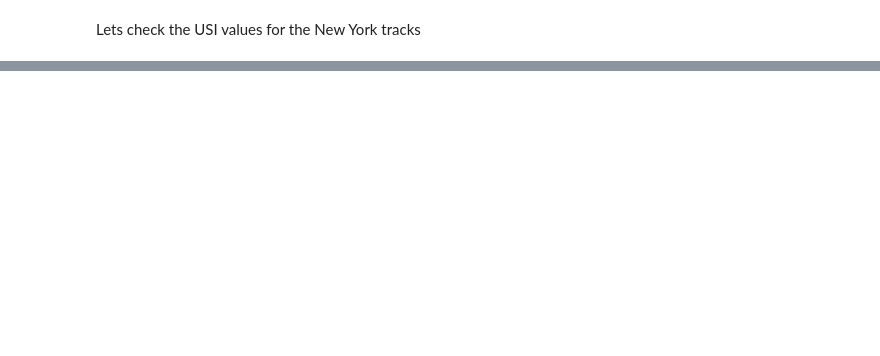
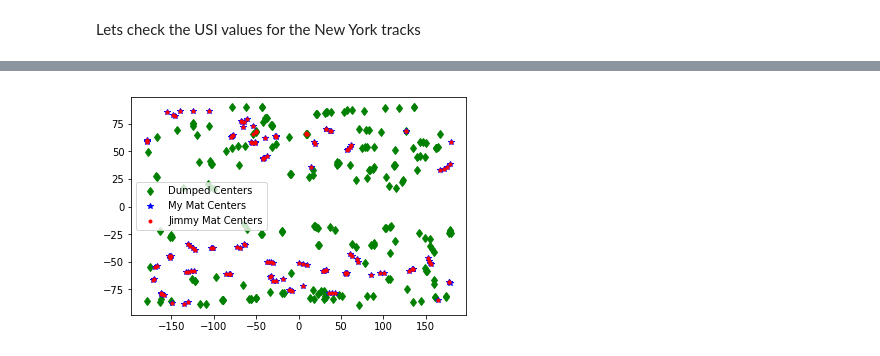
Before and after one commit to NOAA-GFDL/MDTF-diagnostics, a Jupyter notebook: diagnostics/etc_composites/remove/test_matlab_output_files.ipynb, the cells around one changed output, grey strips where cells are left out. Saved outputs shown, nothing was run; the diff lists cells and outputs as text; code cells hidden in the pictures; blank space fills up the shorter version.

```diff
--- a/diagnostics/etc_composites/remove/test_matlab_output_files.ipynb
+++ b/diagnostics/etc_composites/remove/test_matlab_output_files.ipynb
@@ -207,0 +258,27 @@ hh = np.array(df.hh[usi_ind], dtype=int)
+# %%
+j_file = '/localdrive/drive10/jj/mdtf/data/era5_1950_cyc.mat'
+j_cyc = sio.loadmat(j_file)['cyc']
+
+m_file = '/localdrive/drive10/jj/mdtf/wkdir/MDTF_ERA5.ALL.DEG15.001_1950_1950/etc_composites/tmp/RUNDIR/tmprun/read_tmprun/tmprun_1950.mat'
+m_cyc = sio.loadmat(m_file)['cyc']
+# %%
+j_data = extract_data(j_cyc, jimmy=True)
+m_data = extract_data(m_cyc, jimmy=False)
+# %%
+j_df = pd.DataFrame.from_dict(j_data)
+j_df.columns = ['lat', 'lon', 'slp', 'yy', 'mm', 'dd']
+j_df['lon'][j_df.lon > 180] = j_df.lon[j_df.lon > 180] - 360
+
+raw_df = all_df.copy()
+raw_df['lon'][raw_df.lon > 180] = raw_df.lon[raw_df.lon > 180] - 360
+raw_df['slp'] = raw_df.slp/1000
+raw_df.pop('usi')
+# raw_df.pop('type')
+# type=0 dumped, type=1 selected centers
+
+m_df = pd.DataFrame.from_dict(m_data)
+m_df.columns = ['lat', 'lon', 'slp', 'yy', 'mm', 'dd', 'hh']
+m_df['slp'] = m_df.slp/1000
+m_df['lon'][m_df.lon > 180] = m_df.lon[m_df.lon > 180] - 360
+m_df.pop('hh')
+print(raw_df.head())
@@ -207,0 +304,13 @@ hh = np.array(df.hh[usi_ind], dtype=int)
+# %%
+date = dt.datetime(1950, 1, 2)
+j_ind = (j_df.yy == date.year) & (j_df.mm == date.month) & (j_df.dd == date.day)
+m_ind = (m_df.yy == date.year) & (m_df.mm == date.month) & (m_df.dd == date.day)
+raw_ind = (raw_df.yy == date.year) & (raw_df.mm == date.month) & (raw_df.dd == date.day) & (raw_df.type == 0)
+# %%
+plt.plot(raw_df.lon[raw_ind], raw_df.lat[raw_ind], 'gd', label='Dumped Centers')
+plt.plot(m_df.lon[m_ind], m_df.lat[m_ind], 'b*', label='My Mat Centers')
+plt.plot(j_df.lon[j_ind], j_df.lat[j_ind], 'r.', label='Jimmy Mat Centers')
+plt.legend()
+plt.show()
+# %% [output]
+[figure, added]
```
Also changed, not shown: parts of 23 cells of this notebook, 4 other files.
